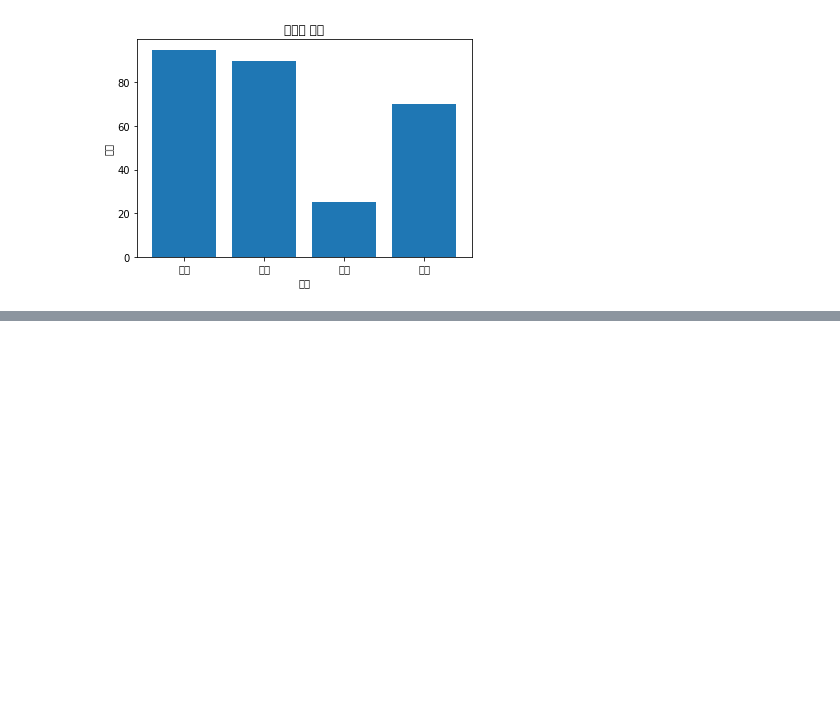
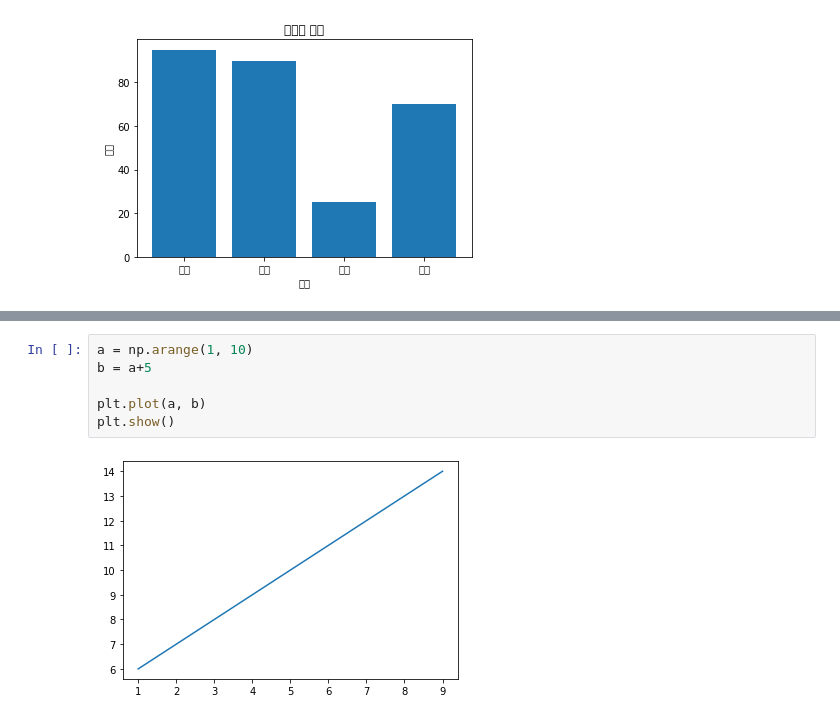
Before and after one commit to swon95/Blog_detail, a Jupyter notebook: Data_Visualization.ipynb, the cells around one changed output, grey strips where cells are left out. Drawn from its saved outputs; the diff is of its cells as text; blank space fills up the shorter version.

```diff
--- a/Data_Visualization.ipynb
+++ b/Data_Visualization.ipynb
@@ -107,0 +125,8 @@ findfont: Font family ['LiberationMono-Italic'] not found. Falling back to DejaV
+# %%
+a = np.arange(1, 10)
+b = a+5
+
+plt.plot(a, b)
+plt.show()
+# %% [output]
+[figure, added]
```
Also changed, not shown: parts of 9 cells of this notebook.
